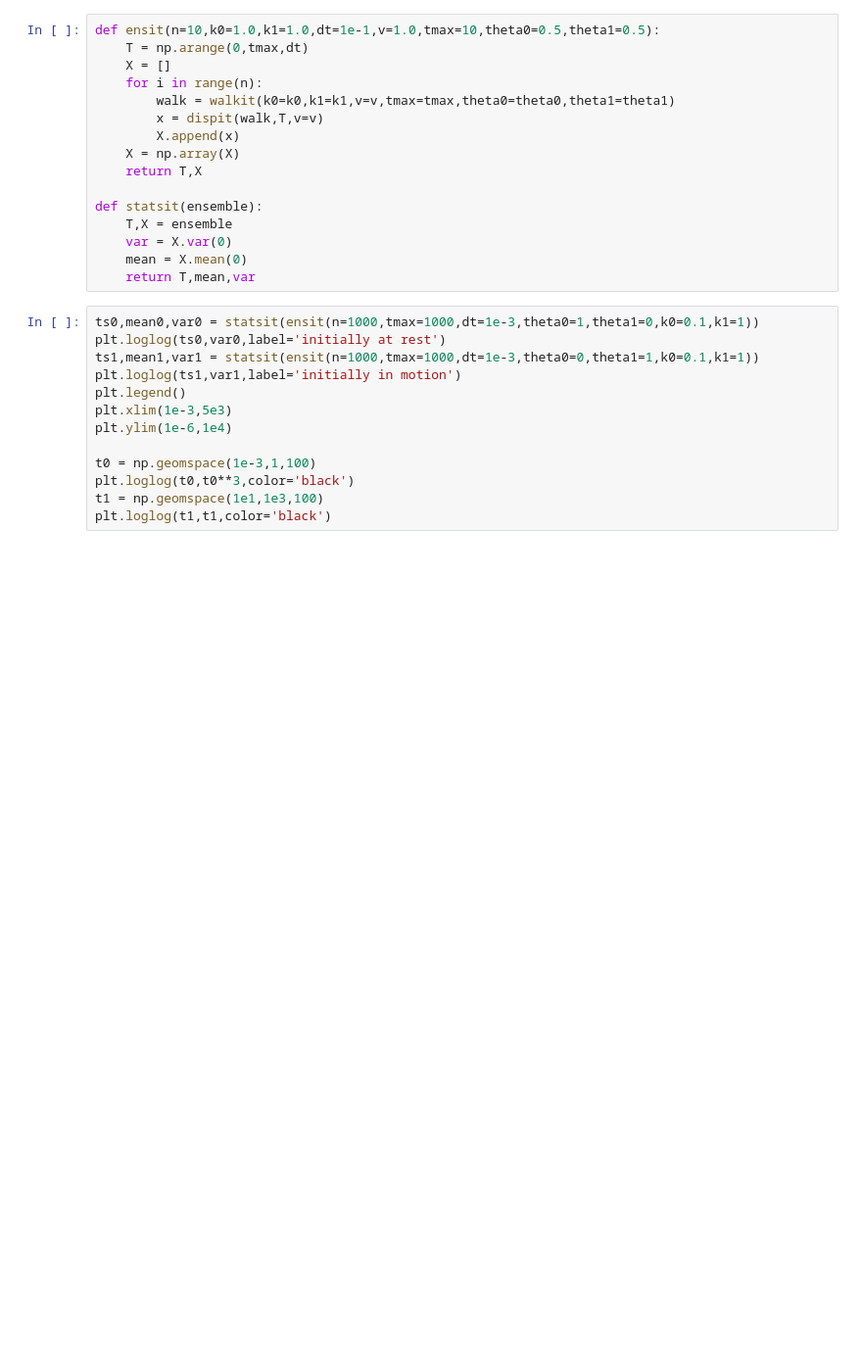
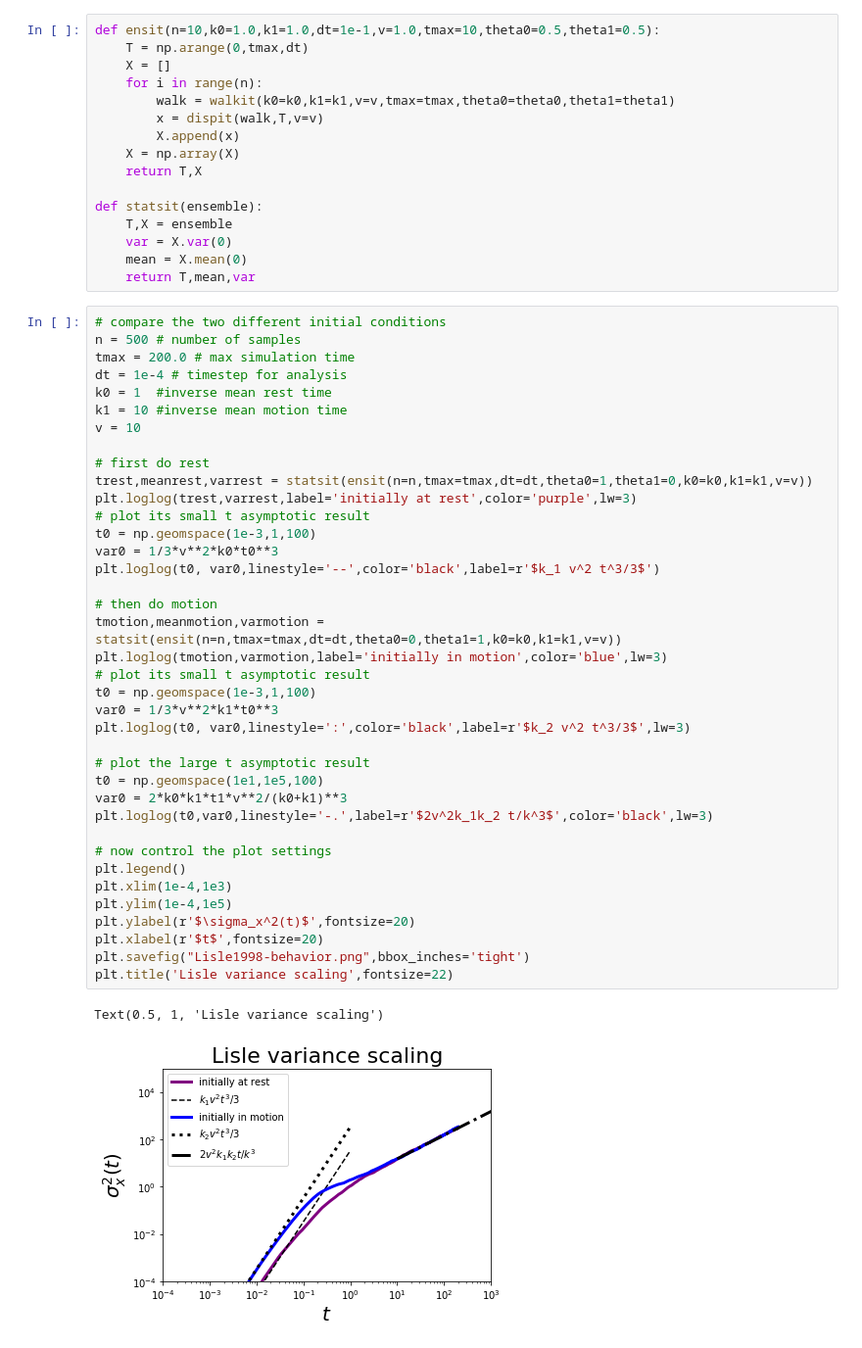
Before and after one commit to jkpierce/rw-diffu, a Jupyter notebook: 2srw.ipynb, the cells around one changed output. Shown at 98% size. Saved outputs shown, nothing was run; the diff lists cells and outputs as text; blank space fills up the shorter version.

```diff
--- a/2srw.ipynb
+++ b/2srw.ipynb
@@ -84,16 +84,44 @@ def statsit(ensemble):
     var = X.var(0)
     mean = X.mean(0)
     return T,mean,var
-# %%
-ts0,mean0,var0 = statsit(ensit(n=1000,tmax=1000,dt=1e-3,theta0=1,theta1=0,k0=0.1,k1=1))
-plt.loglog(ts0,var0,label='initially at rest')
-ts1,mean1,var1 = statsit(ensit(n=1000,tmax=1000,dt=1e-3,theta0=0,theta1=1,k0=0.1,k1=1))
-plt.loglog(ts1,var1,label='initially in motion')
-plt.legend()
-plt.xlim(1e-3,5e3)
-plt.ylim(1e-6,1e4)
-
-t0 = np.geomspace(1e-3,1,100)
-plt.loglog(t0,t0**3,color='black')
-t1 = np.geomspace(1e1,1e3,100)
-plt.loglog(t1,t1,color='black')
+# %%
+# compare the two different initial conditions
+n = 500 # number of samples
+tmax = 200.0 # max simulation time
+dt = 1e-4 # timestep for analysis
+k0 = 1  #inverse mean rest time
+k1 = 10 #inverse mean motion time
+v = 10
+
+# first do rest
+trest,meanrest,varrest = statsit(ensit(n=n,tmax=tmax,dt=dt,theta0=1,theta1=0,k0=k0,k1=k1,v=v))
+plt.loglog(trest,varrest,label='initially at rest',color='purple',lw=3)
+# plot its small t asymptotic result
+t0 = np.geomspace(1e-3,1,100)
+var0 = 1/3*v**2*k0*t0**3
+plt.loglog(t0, var0,linestyle='--',color='black',label=r'$k_1 v^2 t^3/3$')
+
+# then do motion
+tmotion,meanmotion,varmotion = statsit(ensit(n=n,tmax=tmax,dt=dt,theta0=0,theta1=1,k0=k0,k1=k1,v=v))
+plt.loglog(tmotion,varmotion,label='initially in motion',color='blue',lw=3)
+# plot its small t asymptotic result
+t0 = np.geomspace(1e-3,1,100)
+var0 = 1/3*v**2*k1*t0**3
+plt.loglog(t0, var0,linestyle=':',color='black',label=r'$k_2 v^2 t^3/3$',lw=3)
+
+# plot the large t asymptotic result
+t0 = np.geomspace(1e1,1e5,100)
+var0 = 2*k0*k1*t1*v**2/(k0+k1)**3
+plt.loglog(t0,var0,linestyle='-.',label=r'$2v^2k_1k_2 t/k^3$',color='black',lw=3)
+
+# now control the plot settings
+plt.legend()
+plt.xlim(1e-4,1e3)
+plt.ylim(1e-4,1e5)
+plt.ylabel(r'$\sigma_x^2(t)$',fontsize=20)
+plt.xlabel(r'$t$',fontsize=20)
+plt.savefig("Lisle1998-behavior.png",bbox_inches='tight')
+plt.title('Lisle variance scaling',fontsize=22)
+# %% [output]
+Text(0.5, 1, 'Lisle variance scaling')
+[figure, added]
```
Also changed, not shown: parts of 9 cells of this notebook, 14 other files.
